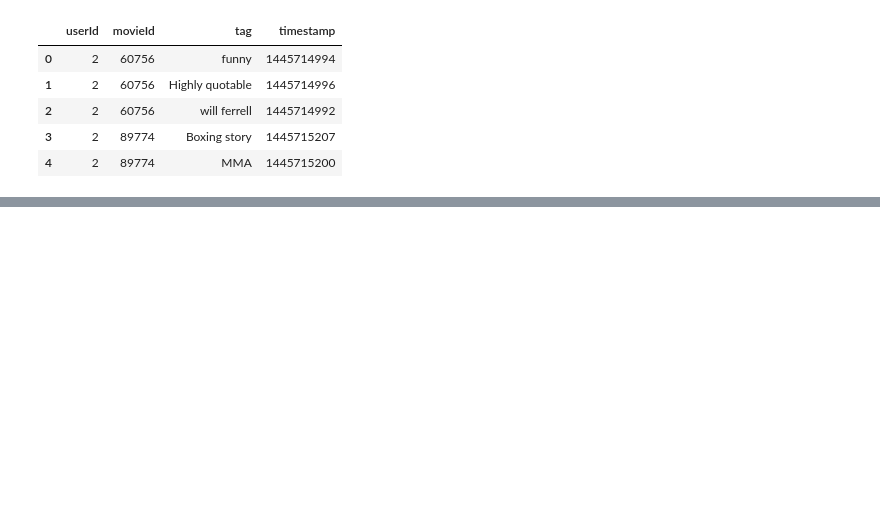
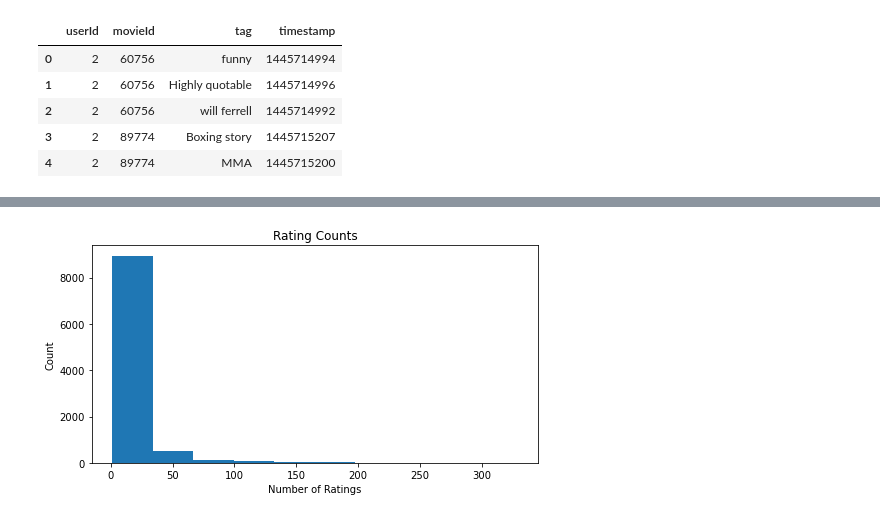
Before and after one commit to ceflynn/Movie-Recommendation-System, a Jupyter notebook: student.ipynb, the cells around one changed output, grey strips where cells are left out. Cells and saved outputs as stored; diff of their text form; code cells hidden in the pictures; blank space fills up the shorter version.

```diff
--- a/student.ipynb
+++ b/student.ipynb
@@ -36,0 +71,4 @@ movies.head()
+# %%
+#extract the year of film from the title using regex to extract the year
+movies['year'] = movies.title.str.extract(r'(?:\((\d{4})\))?\s*$', expand=False)
+movies.head()
@@ -56,0 +225,7 @@ tags.head()
+# %%
+#combined dataframe
+#drop the timestamp column
+df = ratings.drop('timestamp', axis=1)
+#add title,genre and year using merge how=left will prevent more rows being added
+df = df.merge(movies, on='movieId', how='left')
+df.head()
@@ -56,0 +255,5 @@ tags.head()
+# %%
+##top 20 best rated movies
+agg_function = {'rating':['mean','count']}
+movie_ratings = df.groupby(['movieId','title']).agg(agg_function)
+movie_ratings.sort_values(by=('rating','mean'), ascending=False)
@@ -56,0 +308,10 @@ tags.head()
+# %%
+#histogram of rating count
+fig, ax = plt.subplots(figsize=(8,4))
+ax.hist(movie_ratings[('rating','count')],bins=10)
+ax.set_title('Rating Counts')
+ax.set_ylabel('Count')
+ax.set_xlabel('Number of Ratings')
+plt.show()
+# %% [output]
+[figure, added]
```
Also changed, not shown: parts of 34 cells of this notebook.
